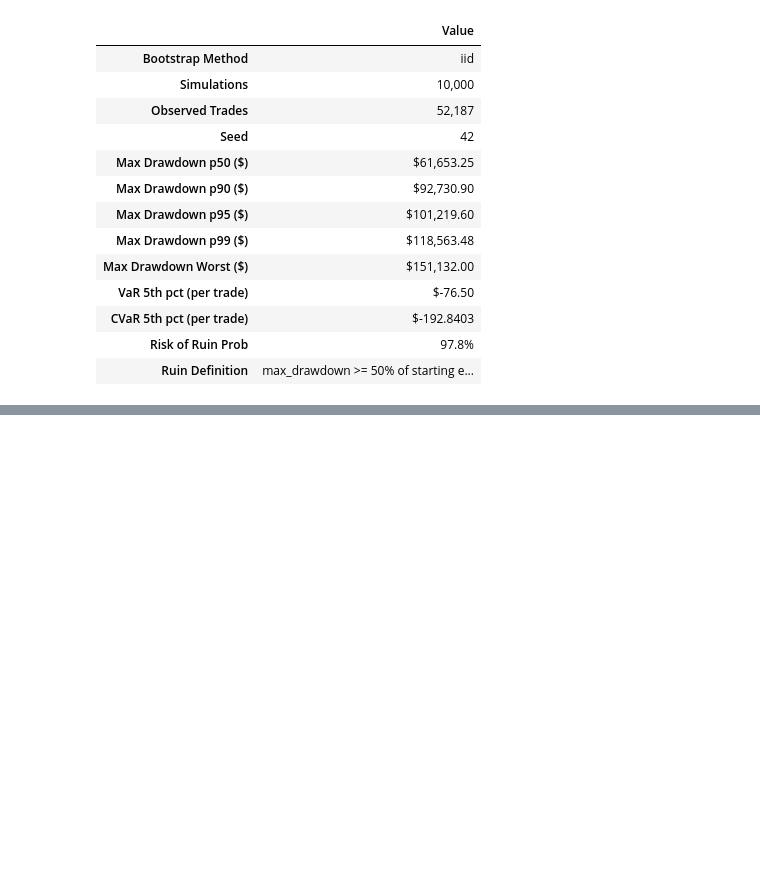
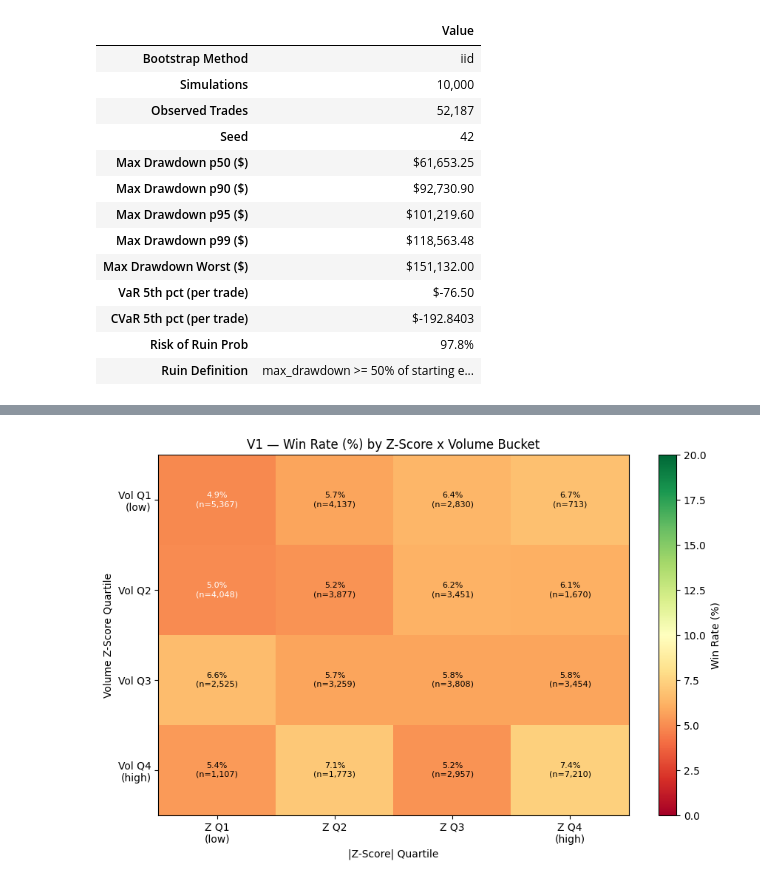
Before and after one commit to kunpark04/intra, a Jupyter notebook: iterations/V1/analysis.ipynb, the cells around one changed output, grey strips where cells are left out. Cells and saved outputs as stored; diff of their text form; code cells hidden in the pictures; blank space fills up the shorter version.

```diff
--- a/iterations/V1/analysis.ipynb
+++ b/iterations/V1/analysis.ipynb
@@ -185,0 +310,45 @@ V1 — Monte Carlo Risk Metrics (IID Bootstrap, 10,000 sims)
+# %%
+
+# ── Track A Cell 6: Win-Rate Bucket Heatmap (Z-score x Volume) ────────────────
+hm_trades = trades.dropna(subset=["zscore_entry", "volume_zscore"]).copy()
+
+hm_trades["z_q"]   = pd.qcut(hm_trades["zscore_entry"].abs(), q=4,
+                               labels=["Z Q1\n(low)", "Z Q2", "Z Q3", "Z Q4\n(high)"])
+hm_trades["vol_q"] = pd.qcut(hm_trades["volume_zscore"], q=4,
+                               labels=["Vol Q1\n(low)", "Vol Q2", "Vol Q3", "Vol Q4\n(high)"])
+
+pivot_wr = hm_trades.pivot_table(
+    values="label_win", index="vol_q", columns="z_q",
+    aggfunc="mean", observed=True
+) * 100
+
+pivot_n = hm_trades.pivot_table(
+    values="label_win", index="vol_q", columns="z_q",
+    aggfunc="count", observed=True
+)
+
+fig, ax = plt.subplots(figsize=(9, 6))
+im = ax.imshow(pivot_wr.values, cmap="RdYlGn", vmin=0, vmax=20, aspect="auto")
+plt.colorbar(im, ax=ax, label="Win Rate (%)")
+
+ax.set_xticks(range(len(pivot_wr.columns)))
+ax.set_yticks(range(len(pivot_wr.index)))
+ax.set_xticklabels(pivot_wr.columns)
+ax.set_yticklabels(pivot_wr.index)
+ax.set_xlabel("|Z-Score| Quartile")
+ax.set_ylabel("Volume Z-Score Quartile")
+ax.set_title(f"{VERSION} — Win Rate (%) by Z-Score x Volume Bucket")
+
+for i in range(len(pivot_wr.index)):
+    for j in range(len(pivot_wr.columns)):
+        wr_val = pivot_wr.values[i, j]
+        n_val  = pivot_n.values[i, j]
+        if not np.isnan(wr_val):
+            ax.text(j, i, f"{wr_val:.1f}%\n(n={int(n_val):,})",
+                    ha="center", va="center", fontsize=8,
+                    color="black" if 5 < wr_val < 15 else "white")
+
+plt.tight_layout()
+plt.show()
+# %% [output]
+[figure, added]
```
Also changed, not shown: parts of 2 cells of this notebook, 5 other files.
